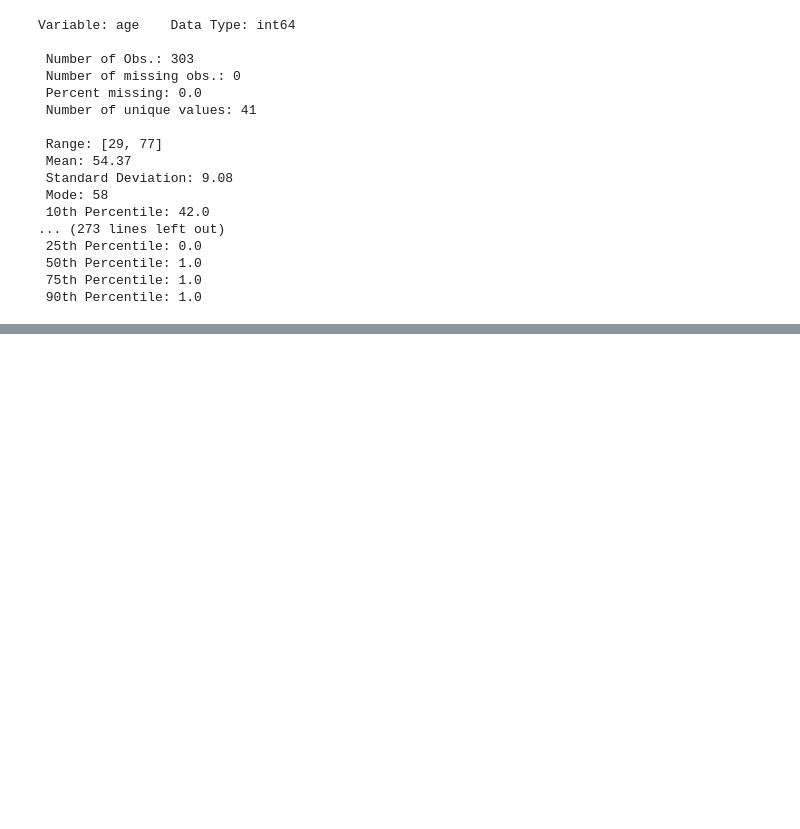
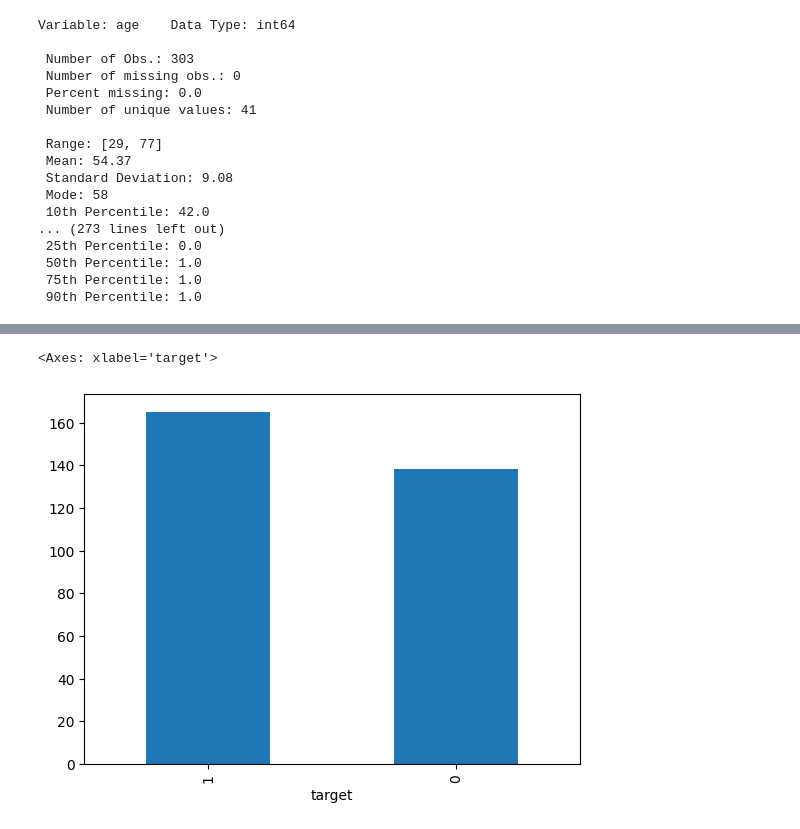
Before and after one commit to shivamsingh-itds/Heartdisease_predictionmodel, a Jupyter notebook: notebook/Experiments/model.ipynb, the cells around one changed output, grey strips where cells are left out. Cells and saved outputs as stored; diff of their text form; code cells hidden in the pictures; blank space fills up the shorter version.

```diff
--- a/notebook/Experiments/model.ipynb
+++ b/notebook/Experiments/model.ipynb
@@ -175,0 +183,5 @@ Variable: age    Data Type: int64
+# %%
+df['target'].value_counts().plot(kind= 'bar')
+# %% [output]
+<Axes: xlabel='target'>
+[figure, added]
```
Also changed, not shown: parts of 8 cells of this notebook.
